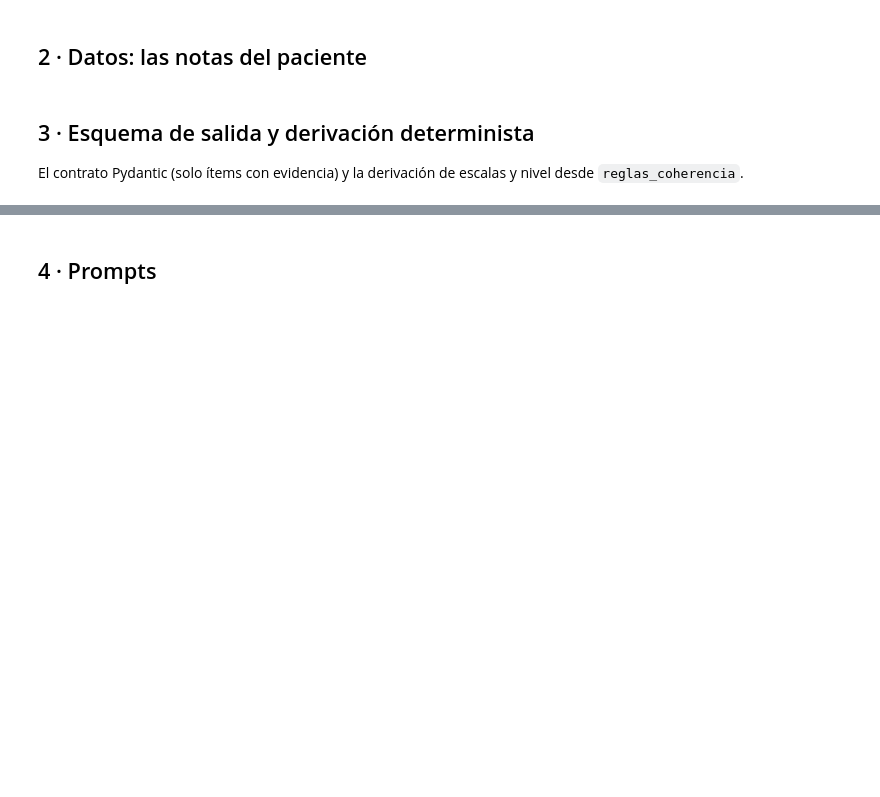
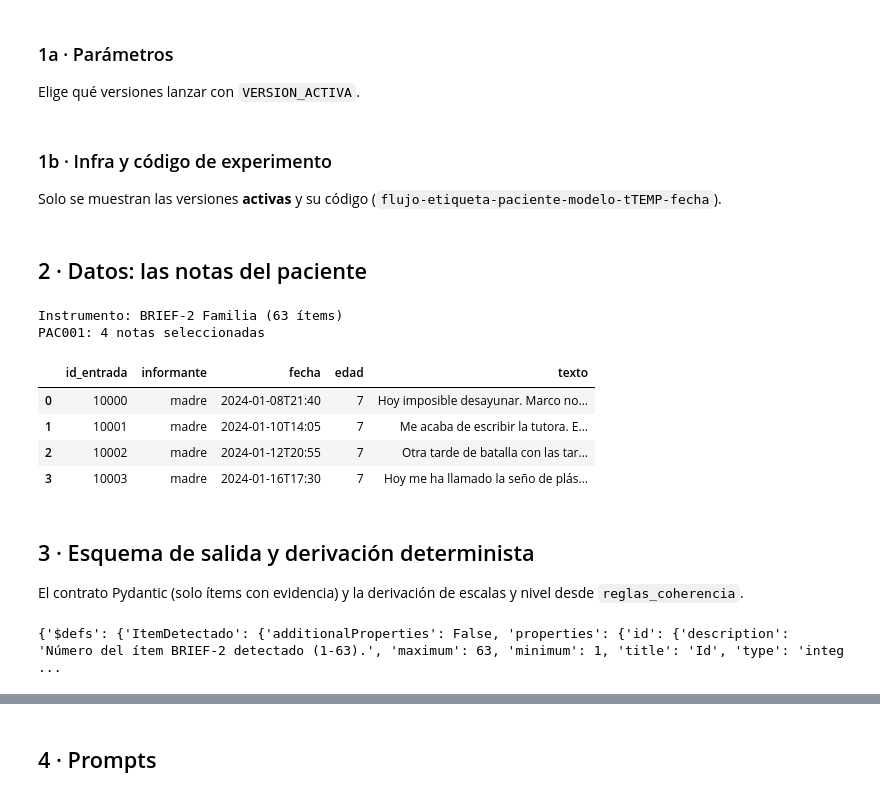
Before and after one commit to detorrespa/Prototipo_Tesis, a Jupyter notebook: flujo_A_catalogo.ipynb, the cells around one changed output, grey strips where cells are left out. Drawn from its saved outputs; the diff is of its cells as text; code cells hidden in the pictures; blank space fills up the shorter version.

```diff
--- a/flujo_A_catalogo.ipynb
+++ b/flujo_A_catalogo.ipynb
@@ -38,0 +27,4 @@ print(f"Código de experimento: {EXPERIMENTO}")
+# %% [markdown]
+### 1a · Parámetros
+
+Elige qué versiones lanzar con `VERSION_ACTIVA`.
@@ -39,3 +78,45 @@ print(f"Código de experimento: {EXPERIMENTO}")
+# %% [markdown]
+### 1b · Infra y código de experimento
+
+Solo se muestran las versiones **activas** y su código
+(`flujo-etiqueta-paciente-modelo-tTEMP-fecha`).
+# %%
+RUTA_BD = "datos/anotador.db"
+OLLAMA_URL = "http://127.0.0.1:11002"
+INSTRUMENTO = "instrumentos/brief2.json"
+BACKEND = "langchain"
+
+
+def codigo_experimento(flujo, modelo, temperatura, paciente, etiqueta, fecha=None):
+    """Código de UNA versión (modelo×T)."""
+    dia = fecha or dt.date.today()
+    modelo_slug = str(modelo).replace(":", "_").replace("/", "_")
+    return (
+        f"flujo{flujo}-{etiqueta}-{paciente}-"
+        f"{modelo_slug}-t{temperatura}-{dia:%Y%m%d}"
+    )
+
+
+EXPERIMENTOS = [
+    {
+        "idx": i,
+        "modelo": m,
+        "temperatura": t,
+        "codigo": codigo_experimento(FLUJO, m, t, PACIENTE, ETIQUETA),
+    }
+    for i, m, t in EJECUTAR
+]
+
+MODELO = EXPERIMENTOS[0]["modelo"]
+TEMPERATURA = EXPERIMENTOS[0]["temperatura"]
+EXPERIMENTO = EXPERIMENTOS[0]["codigo"]
+CODIGOS = [e["codigo"] for e in EXPERIMENTOS]
+
+print(f"Versiones a lanzar ({len(EXPERIMENTOS)}):")
+for e in EXPERIMENTOS:
+    print(f"  [{e['idx']}] {e['modelo']}  t={e['temperatura']}")
+    print(f"       → {e['codigo']}")
+print(f"Infra: BD={RUTA_BD}  Ollama={OLLAMA_URL}  backend={BACKEND}")
 # %% [markdown]
 ## 2 · Datos: las notas del paciente
 # %%
@@ -43,37 +124,45 @@ instrumento = json.load(open(INSTRUMENTO, encoding="utf-8"))
 print(f"Instrumento: {instrumento['nombre']} ({len(instrumento['items'])} ítems)")
 
 con = sqlite3.connect(RUTA_BD)
 
 notas = pd.read_sql(
     '''
     SELECT e.id_entrada, e.id_paciente, c.rol AS informante, e.fecha,
            p.fecha_nacimiento, p.sexo, e.texto
     FROM entrada e
     JOIN paciente p USING (id_paciente)
     JOIN cuidador c ON c.id_cuidador = e.id_cuidador
     WHERE e.id_paciente = ?
     ORDER BY e.fecha
     ''',
     con, params=[PACIENTE],
 )
-if NOTAS:
-    notas = notas[notas["id_entrada"].isin(NOTAS)]
-if MUESTRA:
-    notas = notas.head(MUESTRA)
+if IDS_NOTAS:
+    notas = notas[notas["id_entrada"].isin(IDS_NOTAS)]
+if MAX_NOTAS:
+    notas = notas.head(MAX_NOTAS)
 
 
 def calcular_edad(nacimiento, observacion):
     nac = pd.to_datetime(nacimiento).date()
     obs = pd.to_datetime(observacion).date()
     return obs.year - nac.year - ((obs.month, obs.day) < (nac.month, nac.day))
 
 
 notas["edad"] = [
     calcular_edad(n, f) for n, f in zip(notas["fecha_nacimiento"], notas["fecha"])
 ]
 
 print(f"{PACIENTE}: {len(notas)} notas seleccionadas")
 notas[["id_entrada", "informante", "fecha", "edad", "texto"]].head()
+# %% [output]
+Instrumento: BRIEF-2 Familia (63 ítems)
+PAC001: 4 notas seleccionadas
+|  | id_entrada | informante | fecha | edad | texto |
+| 0 | 10000 | madre | 2024-01-08T21:40 | 7 | Hoy imposible desayunar. Marco no... |
+| 1 | 10001 | madre | 2024-01-10T14:05 | 7 | Me acaba de escribir la tutora. E... |
+| 2 | 10002 | madre | 2024-01-12T20:55 | 7 | Otra tarde de batalla con las tar... |
+| 3 | 10003 | madre | 2024-01-16T17:30 | 7 | Hoy me ha llamado la seño de plás... |
 # %% [markdown]
 ## 3 · Esquema de salida y derivación determinista
 
@@ -97,3 +194,7 @@ class ListaItems(BaseModel):
+# %%
+print(ListaItems.model_json_schema())
+# %% [output]
+{'$defs': {'ItemDetectado': {'additionalProperties': False, 'properties': {'id': {'description': 'Número del ítem BRIEF-2 detectado (1-63).', 'maximum': 63, 'minimum': 1, 'title': 'Id', 'type': 'integ ...
 # %%
 # El LLM solo produce ítems. Escalas y nivel de alerta se DERIVAN de forma
 # determinista: menos cosas que puede alucinar el modelo, más auditable.
```
Also changed, not shown: parts of 20 cells of this notebook, 4 other files.
